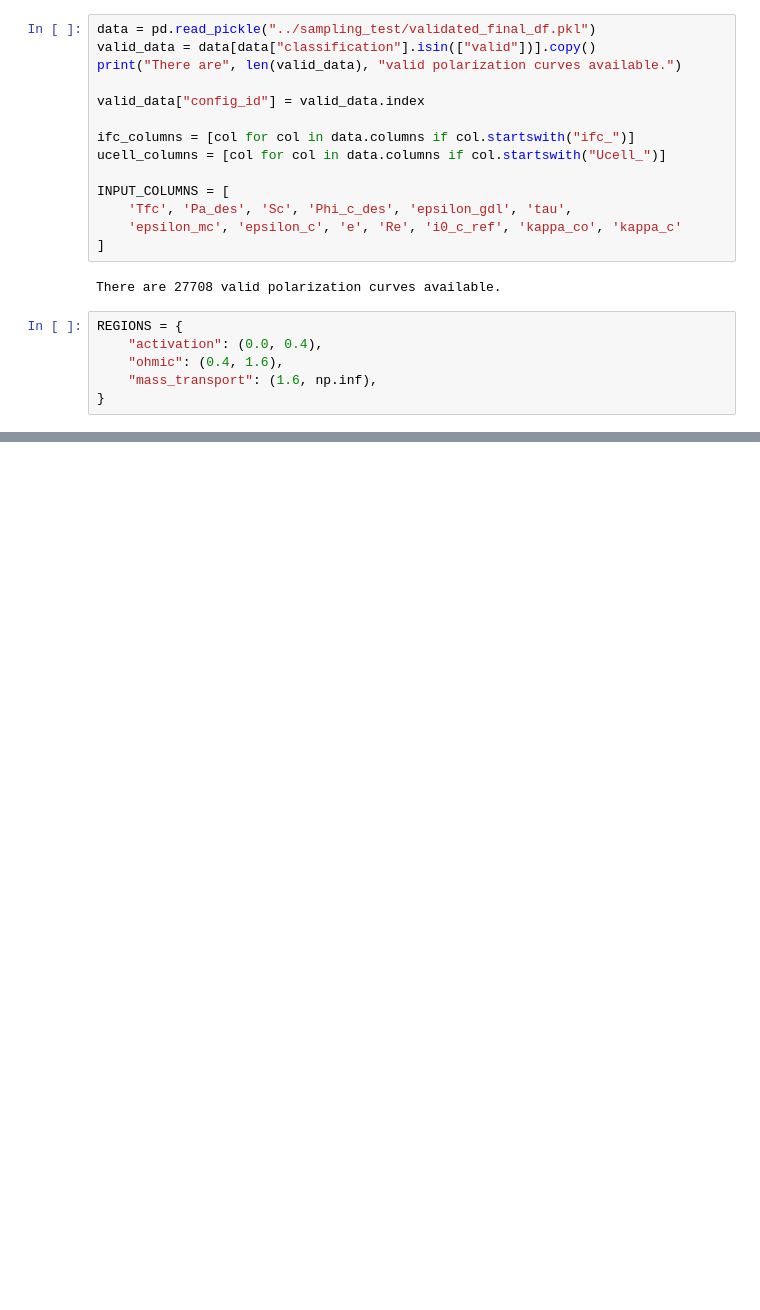
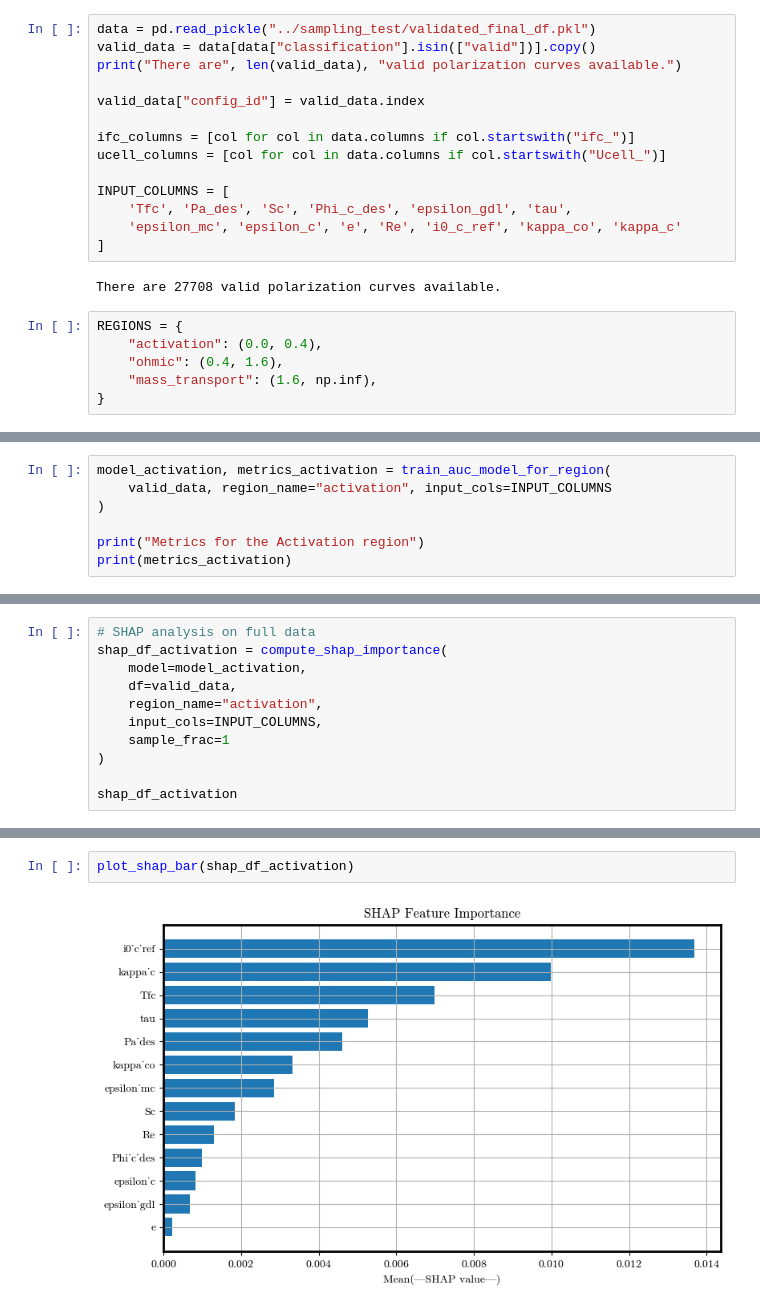
Before and after one commit to DejvisT/Sensitivity-Analysis-and-Surrogate-Modeling-of-PEM-Fuel-Cells, a Jupyter notebook: notebooks/08_SA_XGBoost_Regions.ipynb, the cells around one changed output, grey strips where cells are left out. Saved outputs shown, nothing was run; the diff lists cells and outputs as text; blank space fills up the shorter version.

```diff
--- a/notebooks/08_SA_XGBoost_Regions.ipynb
+++ b/notebooks/08_SA_XGBoost_Regions.ipynb
@@ -290,0 +789,7 @@ plot_shap_bar(shap_df_ohmic)
+# %%
+model_activation, metrics_activation = train_auc_model_for_region(
+    valid_data, region_name="activation", input_cols=INPUT_COLUMNS
+)
+
+print("Metrics for the Activation region")
+print(metrics_activation)
@@ -290,0 +814,11 @@ plot_shap_bar(shap_df_ohmic)
+# %%
+# SHAP analysis on full data
+shap_df_activation = compute_shap_importance(
+    model=model_activation,
+    df=valid_data,
+    region_name="activation",
+    input_cols=INPUT_COLUMNS,
+    sample_frac=1
+)
+
+shap_df_activation
@@ -290,0 +844,4 @@ plot_shap_bar(shap_df_ohmic)
+# %%
+plot_shap_bar(shap_df_activation)
+# %% [output]
+[figure, added]
```
Also changed, not shown: parts of 54 cells of this notebook, 9 other files.
